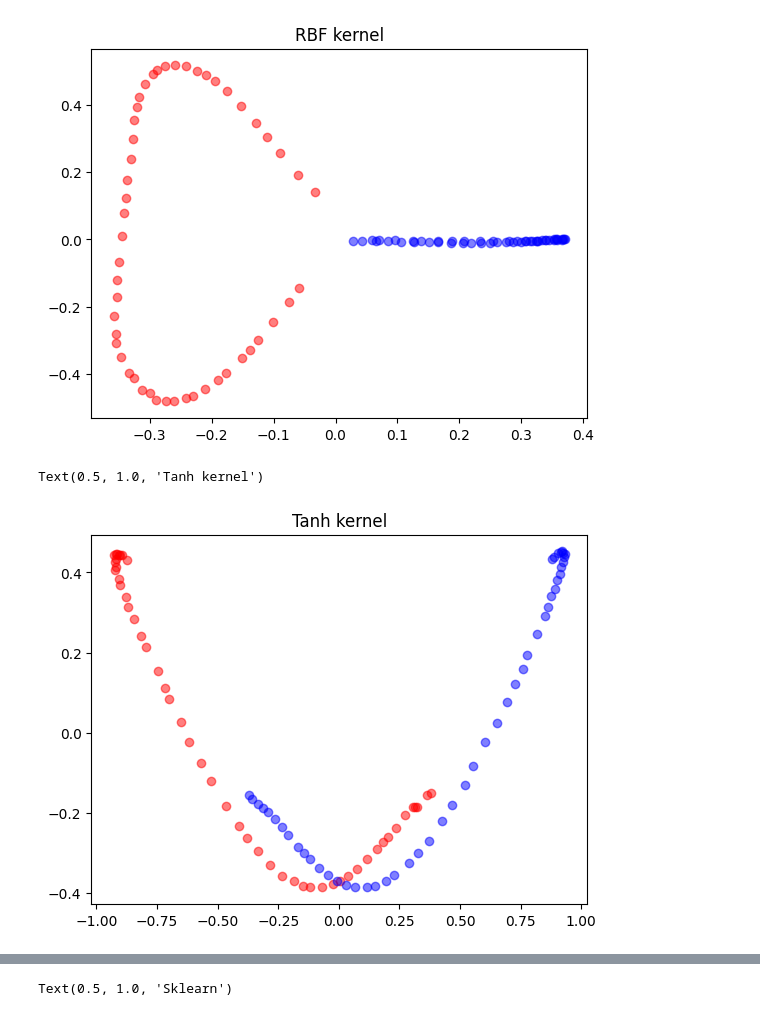
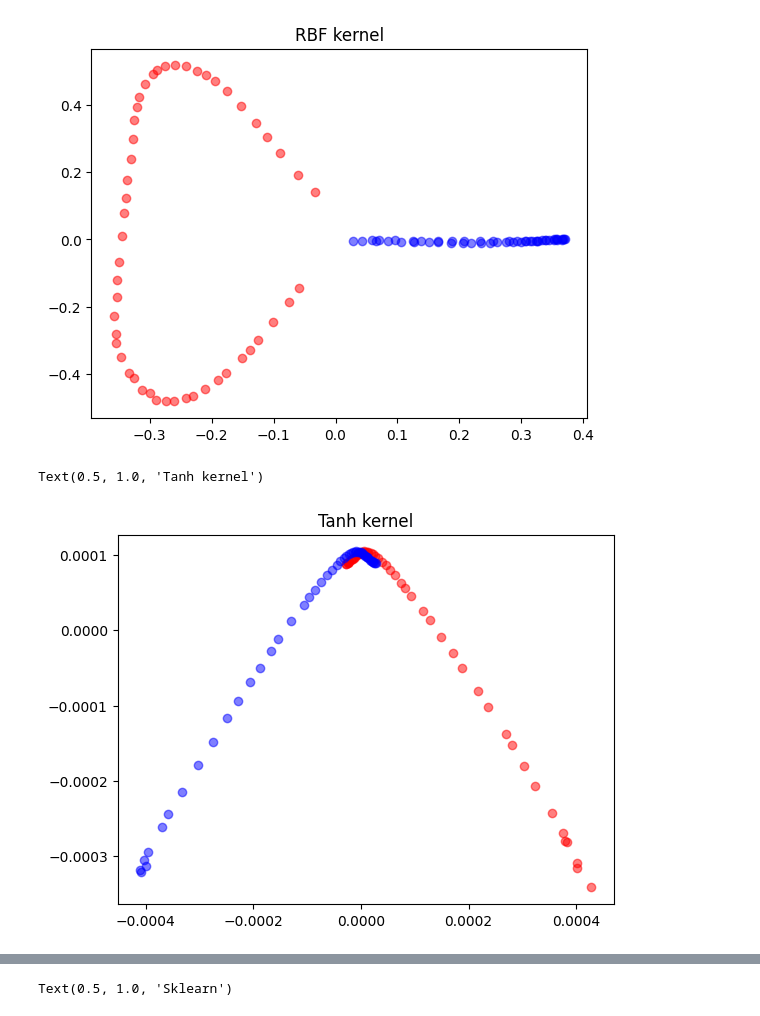
Before and after one commit to SergeyPishchulov/MOMO, a Jupyter notebook: Lab_1-1QR.ipynb, the cells around one changed output, grey strips where cells are left out. Saved outputs shown, nothing was run; the diff lists cells and outputs as text; code cells hidden in the pictures.

Commit message:
poly & tanh  alomost linearly divide

```diff
--- a/Lab_1-1QR.ipynb
+++ b/Lab_1-1QR.ipynb
@@ -399,22 +399,22 @@ moons_x = centred_data
 # get_poly_features(moons).shape
 
 
-def get_poly_kernel(x):  # relationship between columns
+def get_poly_kernel(x, c0, degree):  # relationship between columns
     feature_cnt = x.shape[1]
     ker = np.zeros((feature_cnt, feature_cnt))
     for f1 in range(feature_cnt):
         for f2 in range(f1, feature_cnt):
-            ker[f1, f2] = (x[:, f1]@x[:, f2]+1)**5
+            ker[f1, f2] = (x[:, f1]@x[:, f2]+c0)**degree
             ker[f2, f1] = ker[f1, f2]
     return ker
 
 
-def get_tanh_kernel(x):
+def get_tanh_kernel(x, c0):
     feature_cnt = x.shape[1]
     ker = np.zeros((feature_cnt, feature_cnt))
     for f1 in range(feature_cnt):
         for f2 in range(f1, feature_cnt):
-            ker[f1, f2] = np.tanh(x[:, f1]@x[:, f2]+1)
+            ker[f1, f2] = np.tanh(x[:, f1]@x[:, f2]+c0)
             ker[f2, f1] = ker[f1, f2]
     return ker
 
@@ -451,17 +451,17 @@ plt.title("RBF kernel")
 Text(0.5, 1.0, 'RBF kernel')
 [figure]
 # %%
-K = get_tanh_kernel(moons_x.T)
+K = get_tanh_kernel(moons_x.T, c0=10)
 Kc = KernelCenterer().fit_transform(K)
 K = Kc
 eig_vals, pcs = get_kernel_pca(K, n_components=2)
 transformed = K@pcs@np.diag((np.abs(eig_vals)**(-1/2)))# abs?
 red_moon = transformed[moons_y == 0, :]
 blue_moon = transformed[moons_y == 1, :]
 plt.scatter(x=red_moon[:, 0], y=red_moon[:, 1], color='red', alpha=0.5)
 plt.scatter(x=blue_moon[:, 0], y=blue_moon[:, 1], color='blue', alpha=0.5)
 plt.title("Tanh kernel")
 # %% [output]
 Text(0.5, 1.0, 'Tanh kernel')
-[figure, old version]
+[figure, new version]
 # %%
```
Also changed, not shown: parts of 1 cell of this notebook.
